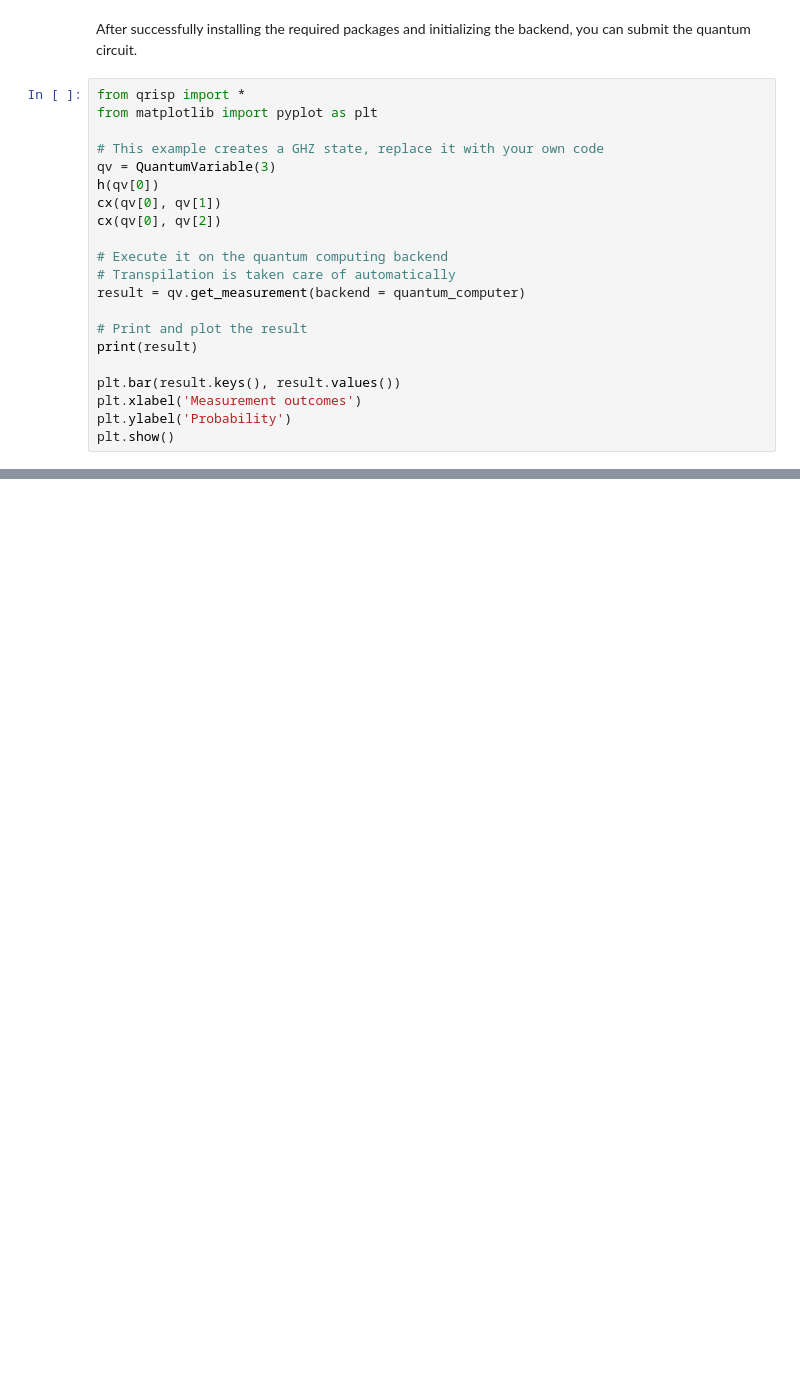
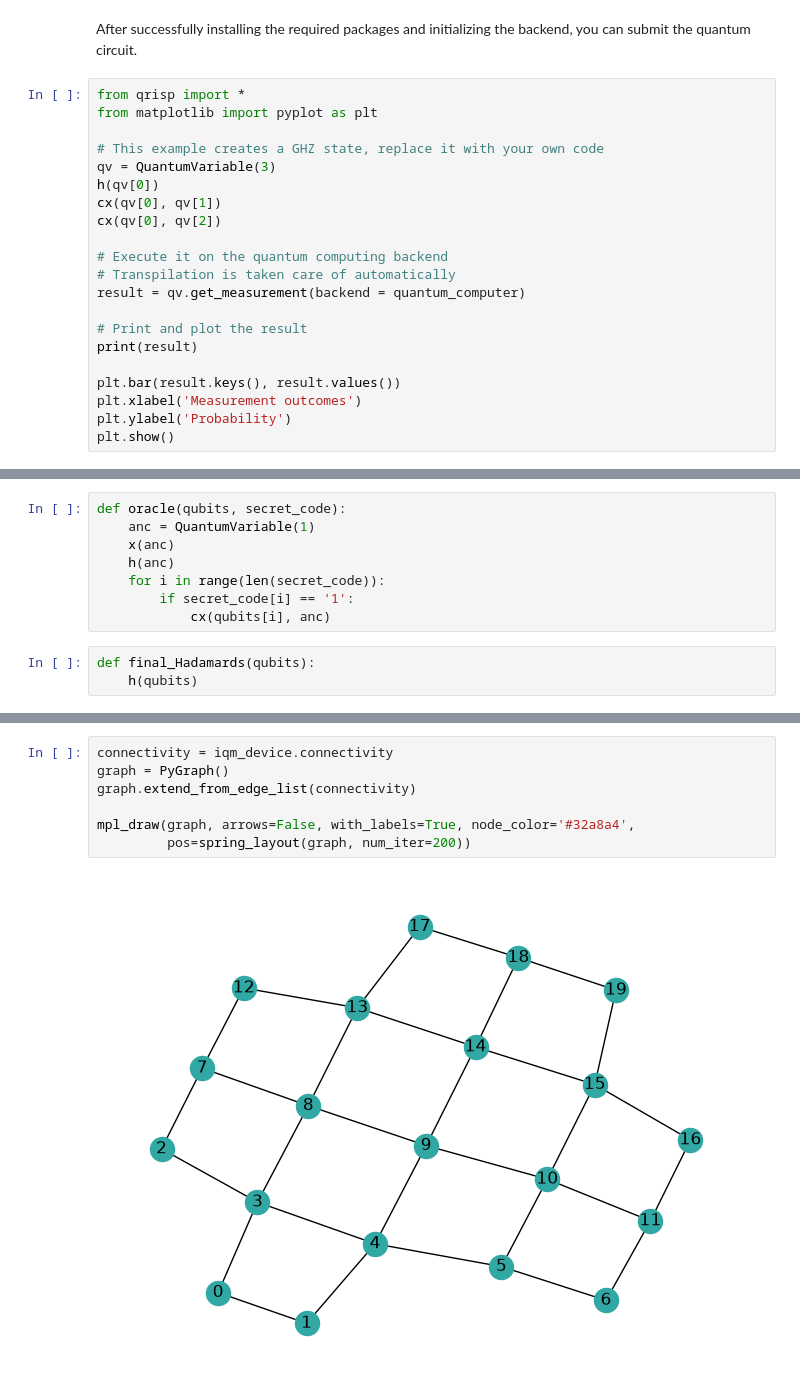
Before and after one commit to diiwik/2026-NVIDIA, a Jupyter notebook: IQM_Sirius/Qrisp.ipynb, the cells around one changed output, grey strips where cells are left out. Cells and saved outputs as stored; diff of their text form; blank space fills up the shorter version.

```diff
--- a/IQM_Sirius/Qrisp.ipynb
+++ b/IQM_Sirius/Qrisp.ipynb
@@ -110,0 +133,11 @@ For more learning material and tutorials, visit [IQM Academy](https://www.iqmaca
+# %%
+def oracle(qubits, secret_code):
+    anc = QuantumVariable(1)
+    x(anc)
+    h(anc)
+    for i in range(len(secret_code)):
+        if secret_code[i] == '1':
+            cx(qubits[i], anc)
+# %%
+def final_Hadamards(qubits):
+    h(qubits)
@@ -110,0 +259,9 @@ For more learning material and tutorials, visit [IQM Academy](https://www.iqmaca
+# %%
+connectivity = iqm_device.connectivity
+graph = PyGraph()
+graph.extend_from_edge_list(connectivity)
+
+mpl_draw(graph, arrows=False, with_labels=True, node_color='#32a8a4',
+         pos=spring_layout(graph, num_iter=200))
+# %% [output]
+[figure, added]
```
Also changed, not shown: parts of 47 cells of this notebook.
